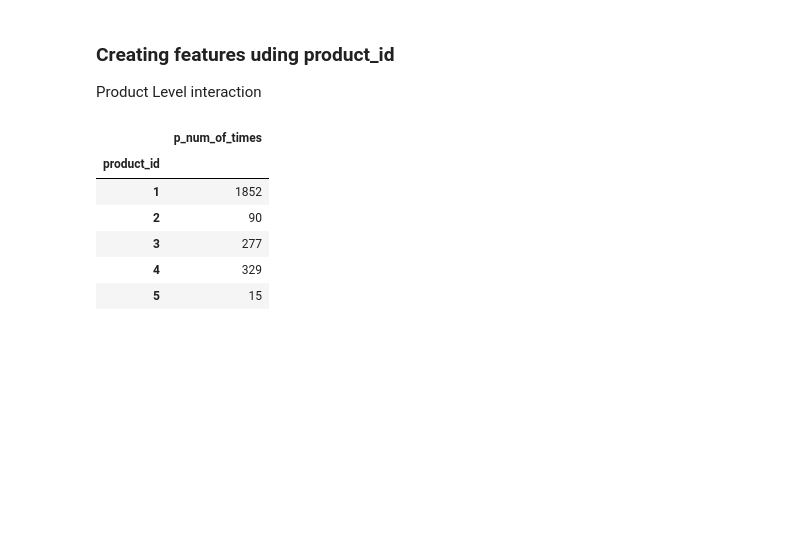
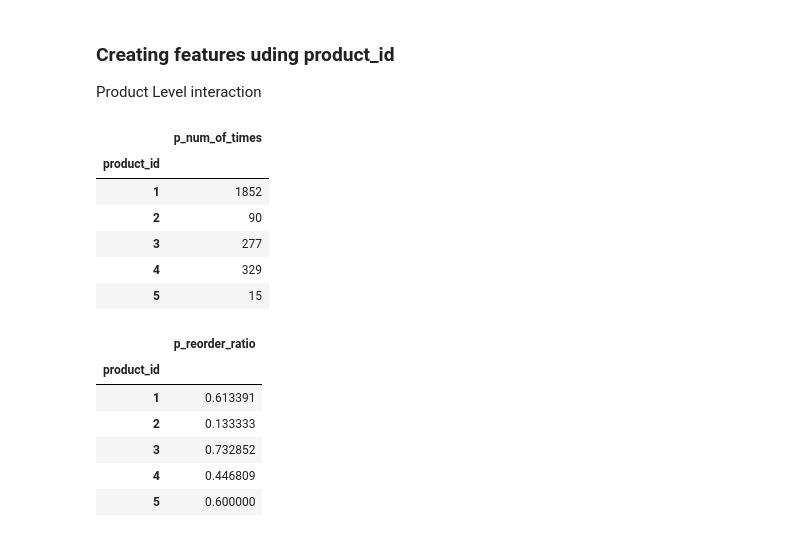
Before and after one commit to saimadhu27/instacart_analysis, a Jupyter notebook: notebook_eda.ipynb, the cells around one changed output. Cells and saved outputs as stored; diff of their text form; code cells hidden in the pictures; blank space fills up the shorter version.

```diff
--- a/notebook_eda.ipynb
+++ b/notebook_eda.ipynb
@@ -419,0 +424,12 @@ prior_orders.groupby('product_id')
+# %%
+#reorder ratio for each product id - total number of times it was reordered/total number of times it was purchased
+p_reorder = prior_orders.groupby('product_id')['reordered'].agg('mean').to_frame('p_reorder_ratio')
+p_reorder.head()
+# %% [output]
+|  | p_reorder_ratio |
+| product_id |  |
+| 1 | 0.613391 |
+| 2 | 0.133333 |
+| 3 | 0.732852 |
+| 4 | 0.446809 |
+| 5 | 0.600000 |
```
Also changed, not shown: parts of 9 cells of this notebook.
